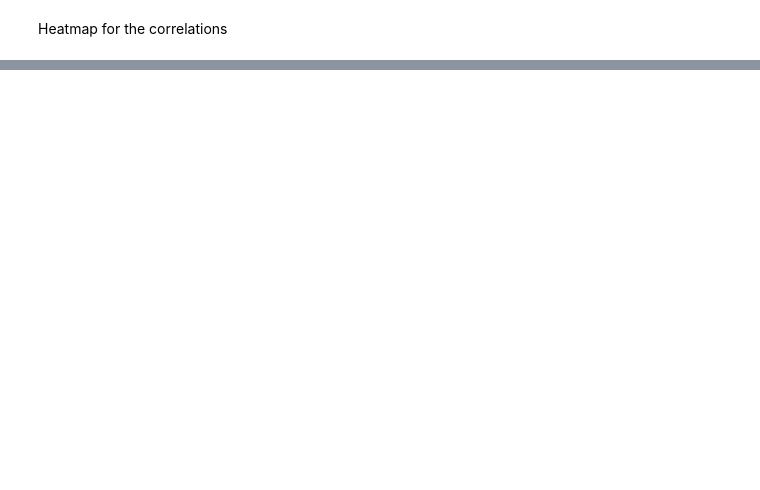
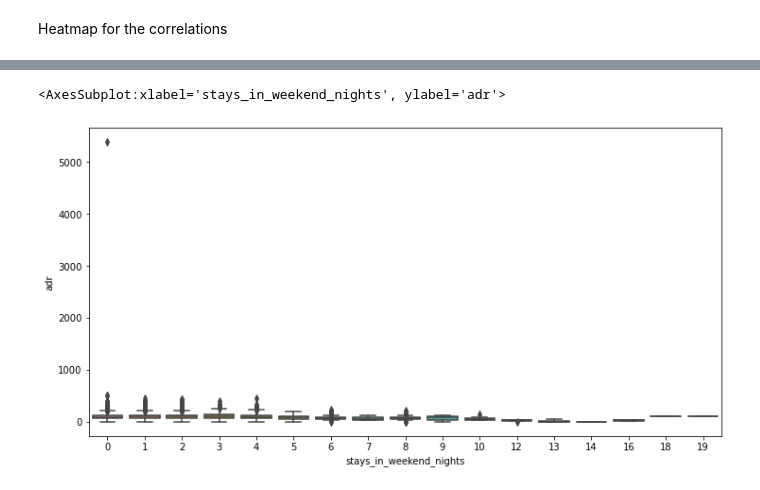
Before and after one commit to ghalih11/projct, a Jupyter notebook: Hotel booking-2.ipynb, the cells around one changed output, grey strips where cells are left out. Drawn from its saved outputs; the diff is of its cells as text; code cells hidden in the pictures; blank space fills up the shorter version.

```diff
--- a/Hotel booking-2.ipynb
+++ b/Hotel booking-2.ipynb
@@ -164,0 +230,6 @@ sns.heatmap(hotel.corr(),annot=True,linecolor='black',linewidths=2, cmap = 'YlGn
+# %%
+plt.figure(figsize = (12,6))
+sns.boxplot(y = 'adr', x = 'stays_in_weekend_nights', data = hotel)
+# %% [output]
+<AxesSubplot:xlabel='stays_in_weekend_nights', ylabel='adr'>
+[figure, added]
```
Also changed, not shown: parts of 41 cells of this notebook.
